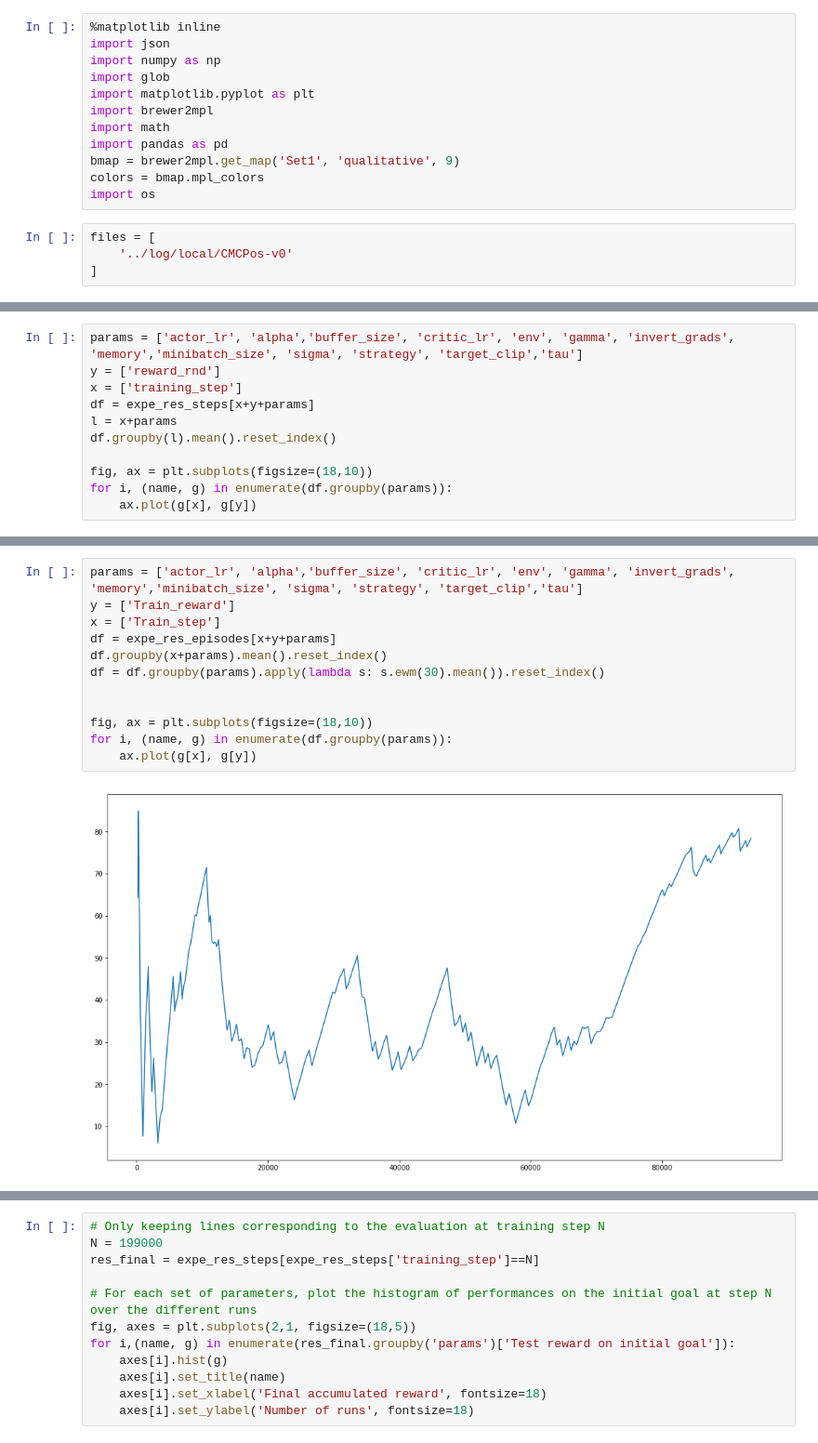
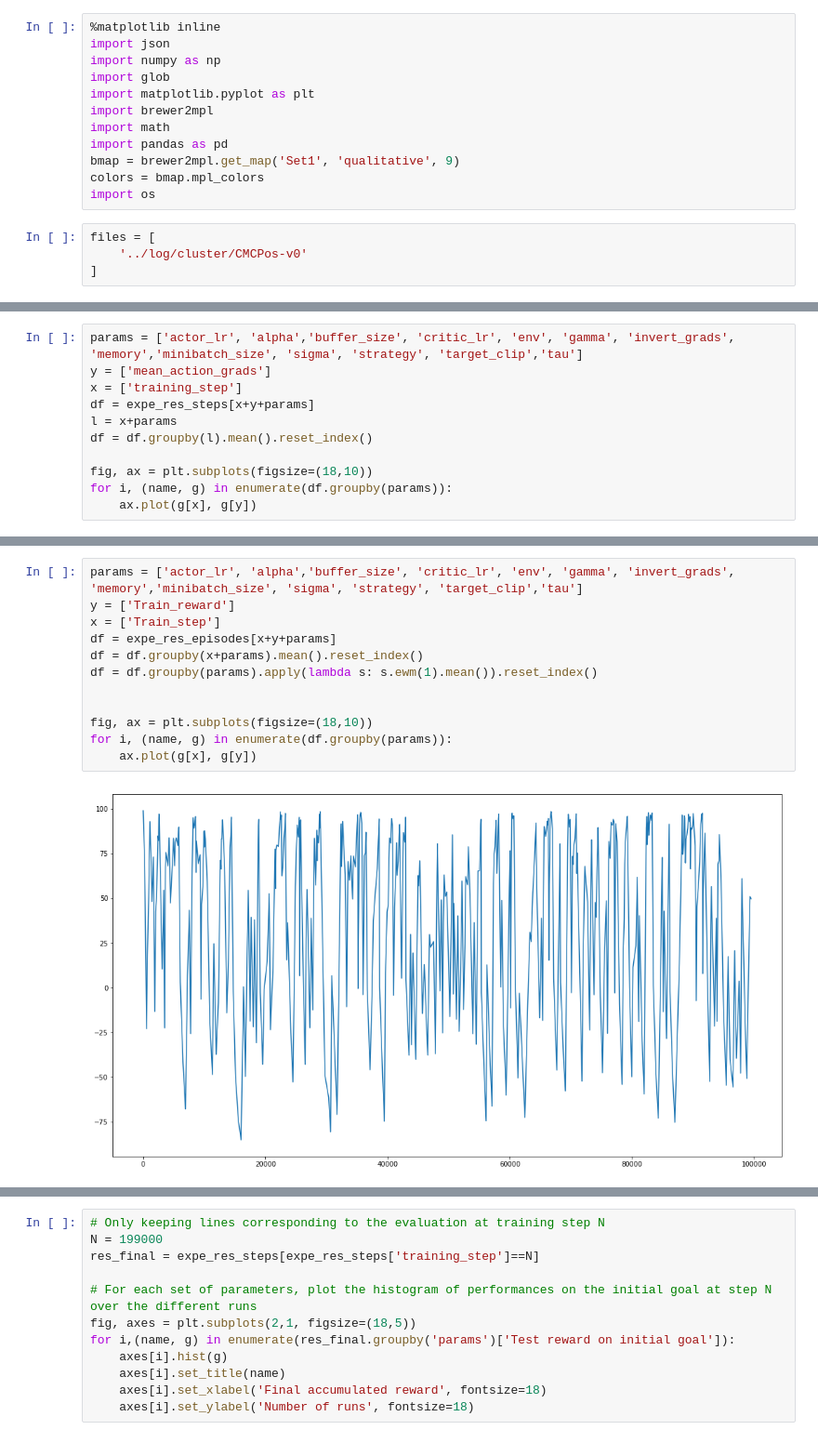
Before and after one commit to pifouuu/deep-rl, a Jupyter notebook: notebooks/sarst_comp_1_various_explo-Copy1.ipynb, the cells around one changed output, grey strips where cells are left out. Shown at 93% size. Cells and saved outputs as stored; diff of their text form.

```diff
--- a/notebooks/sarst_comp_1_various_explo-Copy1.ipynb
+++ b/notebooks/sarst_comp_1_various_explo-Copy1.ipynb
@@ -12,7 +12,7 @@ colors = bmap.mpl_colors
 import os
 # %%
 files = [
-    '../log/local/CMCPos-v0'
+    '../log/cluster/CMCPos-v0'
 ]
 # %%
 frames = [] # List of pandas dataframes corresponding to each results file
@@ -57,10 +57,10 @@ expe_res_steps
 # %%
 params = ['actor_lr', 'alpha','buffer_size', 'critic_lr', 'env', 'gamma', 'invert_grads', 'memory','minibatch_size', 'sigma', 'strategy', 'target_clip','tau']
-y = ['reward_rnd']
+y = ['mean_action_grads']
 x = ['training_step']
 df = expe_res_steps[x+y+params]
 l = x+params
-df.groupby(l).mean().reset_index()
+df = df.groupby(l).mean().reset_index()
 
 fig, ax = plt.subplots(figsize=(18,10))
 for i, (name, g) in enumerate(df.groupby(params)):
@@ -108,14 +108,14 @@ expe_res_episodes
 # %%
 params = ['actor_lr', 'alpha','buffer_size', 'critic_lr', 'env', 'gamma', 'invert_grads', 'memory','minibatch_size', 'sigma', 'strategy', 'target_clip','tau']
 y = ['Train_reward']
 x = ['Train_step']
 df = expe_res_episodes[x+y+params]
-df.groupby(x+params).mean().reset_index()
-df = df.groupby(params).apply(lambda s: s.ewm(30).mean()).reset_index()
+df = df.groupby(x+params).mean().reset_index()
+df = df.groupby(params).apply(lambda s: s.ewm(1).mean()).reset_index()
 
 
 fig, ax = plt.subplots(figsize=(18,10))
 for i, (name, g) in enumerate(df.groupby(params)):
     ax.plot(g[x], g[y])
 # %% [output]
-[figure, old version]
+[figure, new version]
```
Also changed, not shown: parts of 4 cells of this notebook, 3 other files.
